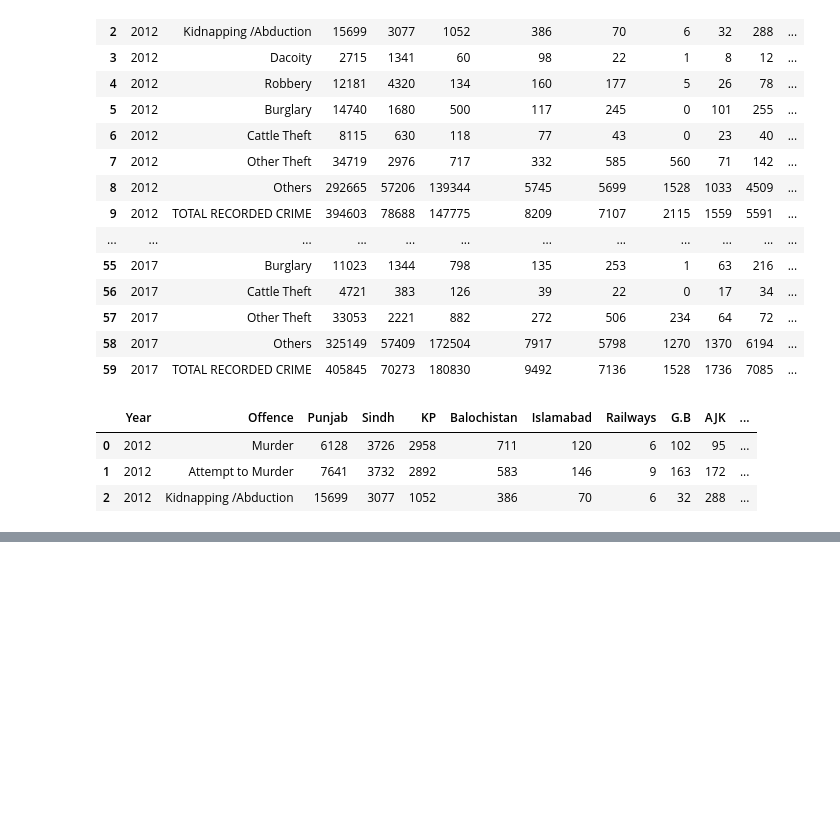
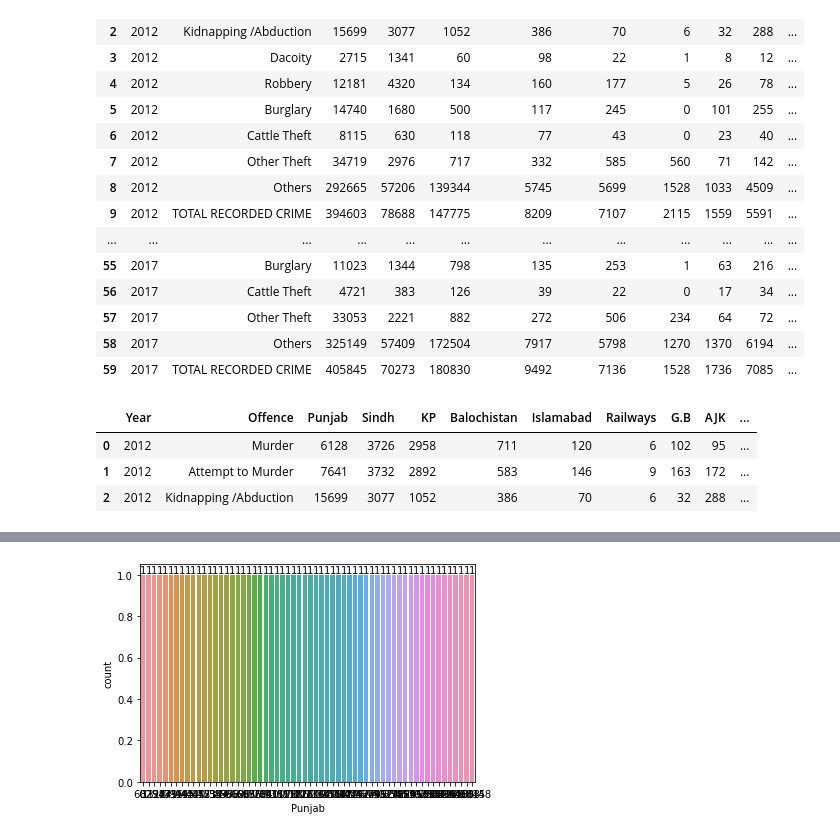
Before and after one commit to HassanFareedMughal/Big-Data-Analysis-on-Crimes, a Jupyter notebook: DSA Project.ipynb, the cells around one changed output, grey strips where cells are left out. Cells and saved outputs as stored; diff of their text form; code cells hidden in the pictures; blank space fills up the shorter version.

```diff
--- a/DSA Project.ipynb
+++ b/DSA Project.ipynb
@@ -1,8 +1,10 @@
 # %%
 import pandas as pd
 import numpy as np
+import seaborn as sns
+import matplotlib.pyplot as plt
 
-df = pd.read_csv(r"Downloads\pakistan-crime-data.csv")
+df = pd.read_csv(r"D:\UNIVERSITY\3rd Semester\DSA\DSA Project\archive (1)\pakistan-crime-data.csv")
 # %%
 df
 # %% [output]
@@ -49,0 +101,6 @@ Name: 0, dtype: object
+# %%
+ax = sns.countplot(x = 'Punjab', data = df)
+for bars in ax.containers:
+    ax.bar_label(bars)
+# %% [output]
+[figure, added]
```
Also changed, not shown: parts of 8 cells of this notebook.
